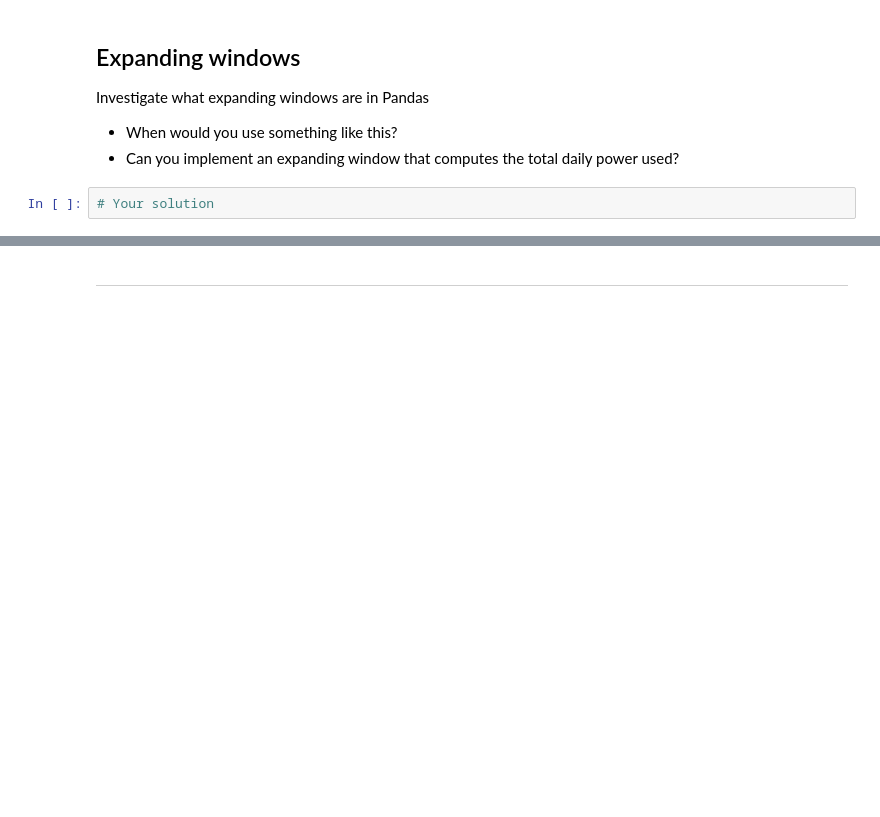
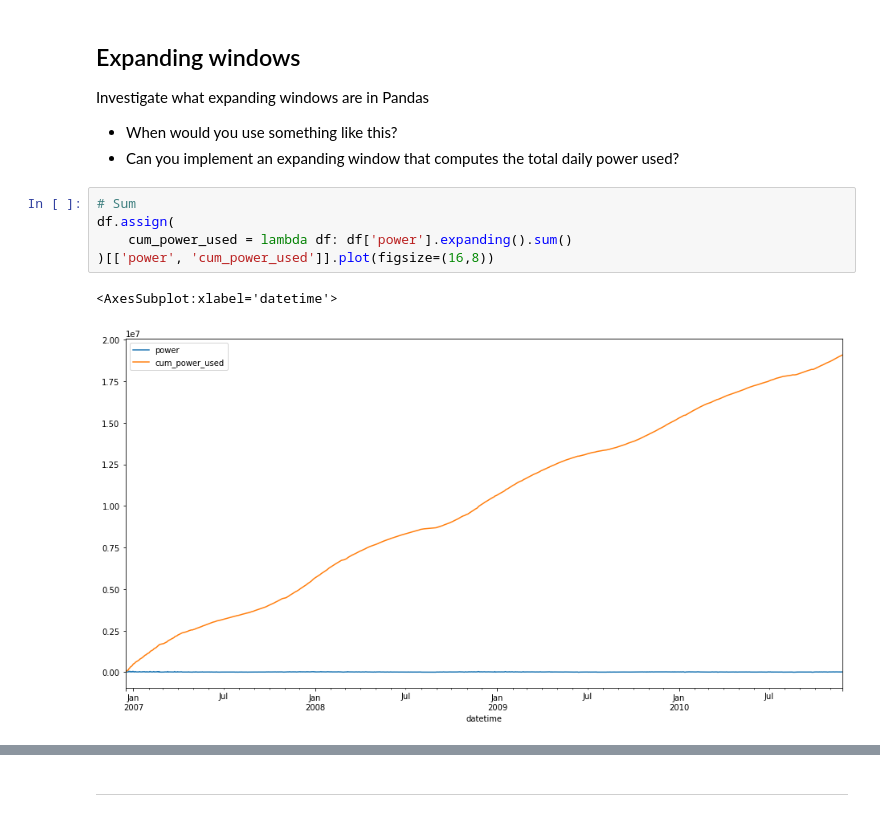
Before and after one commit to JelmerOffenberg/datamind-python, a Jupyter notebook: notebooks/3-feature-engineering.ipynb, the cells around one changed output, grey strips where cells are left out. Saved outputs shown, nothing was run; the diff lists cells and outputs as text; blank space fills up the shorter version.

```diff
--- a/notebooks/3-feature-engineering.ipynb
+++ b/notebooks/3-feature-engineering.ipynb
@@ -58,5 +106,11 @@ One can imagine that more recent data can be more important than data points tha
 Investigate what expanding windows are in Pandas
 - When would you use something like this?
 - Can you implement an expanding window that computes the total daily power used?
-# %%
-# Your solution
+# %%
+# Sum
+df.assign(
+    cum_power_used = lambda df: df['power'].expanding().sum()
+)[['power', 'cum_power_used']].plot(figsize=(16,8))
+# %% [output]
+<AxesSubplot:xlabel='datetime'>
+[figure, added]
```
Also changed, not shown: parts of 32 cells of this notebook.
